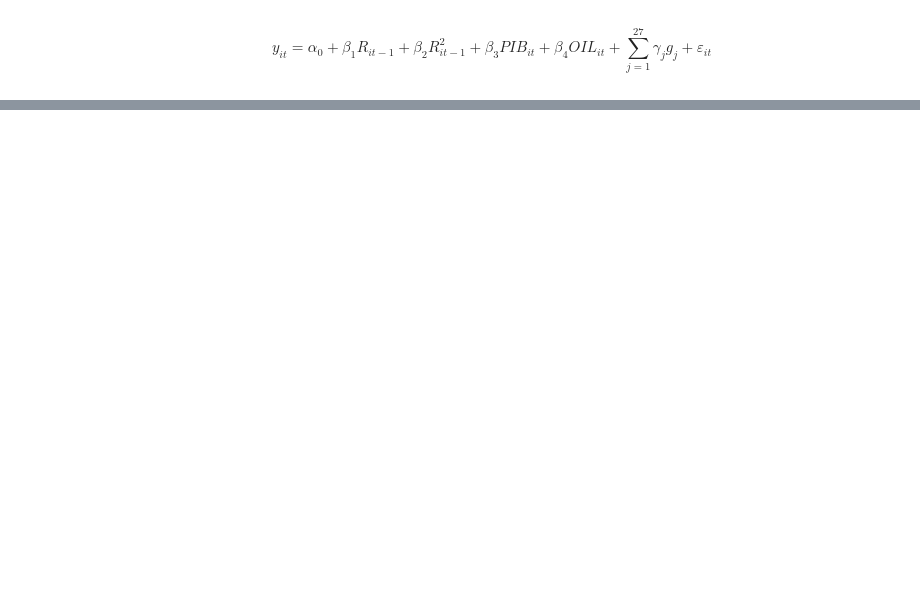
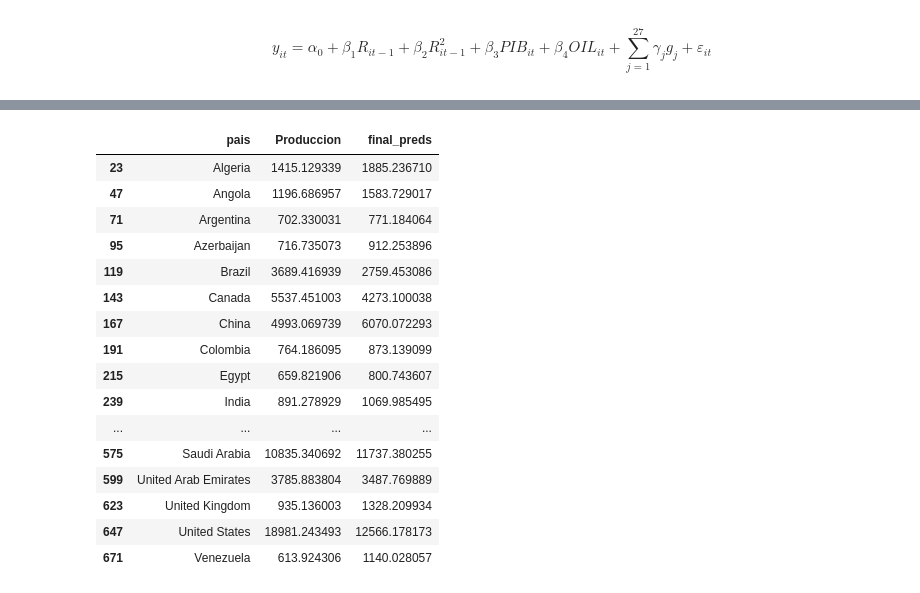
Before and after one commit to remg1997/time_series, a Jupyter notebook: Taller1/Taller1.ipynb, the cells around one changed output, grey strips where cells are left out. Cells and saved outputs as stored; diff of their text form; code cells hidden in the pictures; blank space fills up the shorter version.

```diff
--- a/Taller1/Taller1.ipynb
+++ b/Taller1/Taller1.ipynb
@@ -173,0 +203,20 @@ Notes:
+# %%
+results[results['year'] == '2021-01-01'][['pais', 'Produccion ', 'final_preds']]
+# %% [output]
+|  | pais | Produccion | final_preds |
+| 23 | Algeria | 1415.129339 | 1885.236710 |
+| 47 | Angola | 1196.686957 | 1583.729017 |
+| 71 | Argentina | 702.330031 | 771.184064 |
+| 95 | Azerbaijan | 716.735073 | 912.253896 |
+| 119 | Brazil | 3689.416939 | 2759.453086 |
+| 143 | Canada | 5537.451003 | 4273.100038 |
+| 167 | China | 4993.069739 | 6070.072293 |
+| 191 | Colombia | 764.186095 | 873.139099 |
+| 215 | Egypt | 659.821906 | 800.743607 |
+| 239 | India | 891.278929 | 1069.985495 |
+| ... | ... | ... | ... |
+| 575 | Saudi Arabia | 10835.340692 | 11737.380255 |
+| 599 | United Arab Emirates | 3785.883804 | 3487.769889 |
+| 623 | United Kingdom | 935.136003 | 1328.209934 |
+| 647 | United States | 18981.243493 | 12566.178173 |
+| 671 | Venezuela | 613.924306 | 1140.028057 |
```
Also changed, not shown: parts of 13 cells of this notebook.
